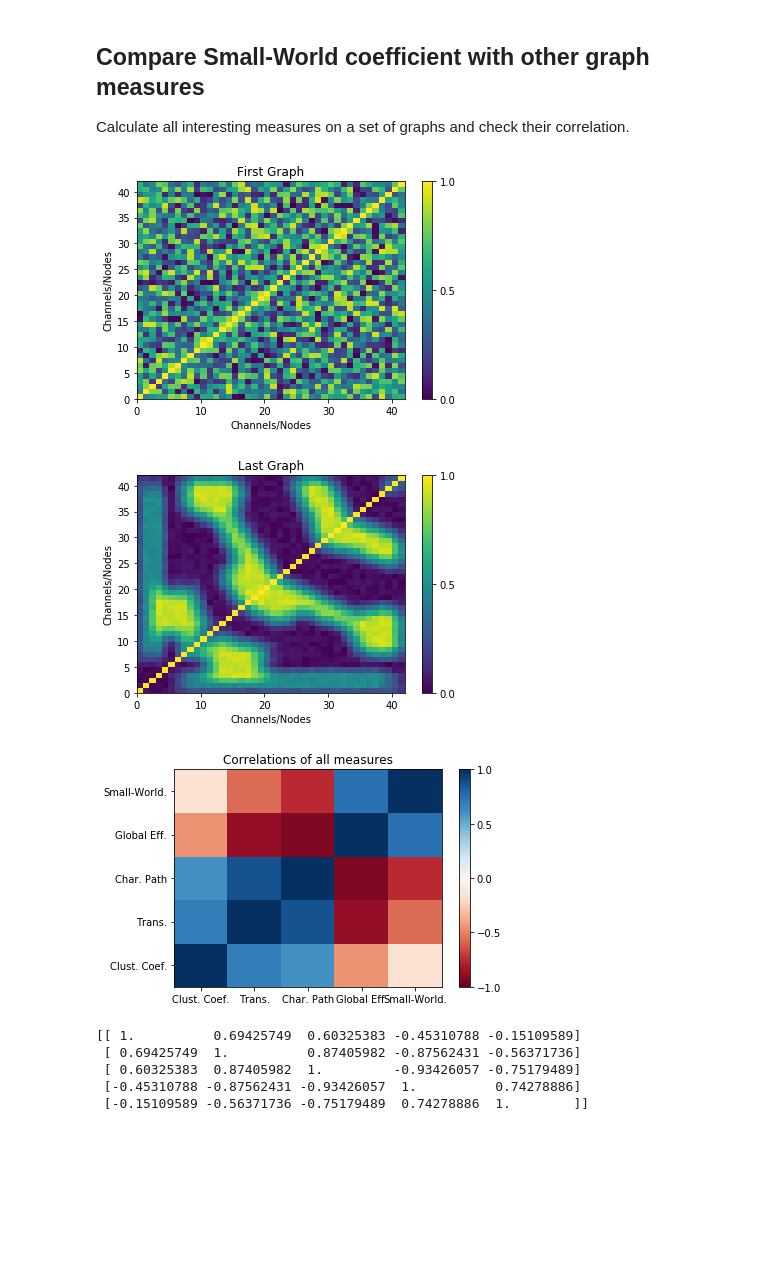
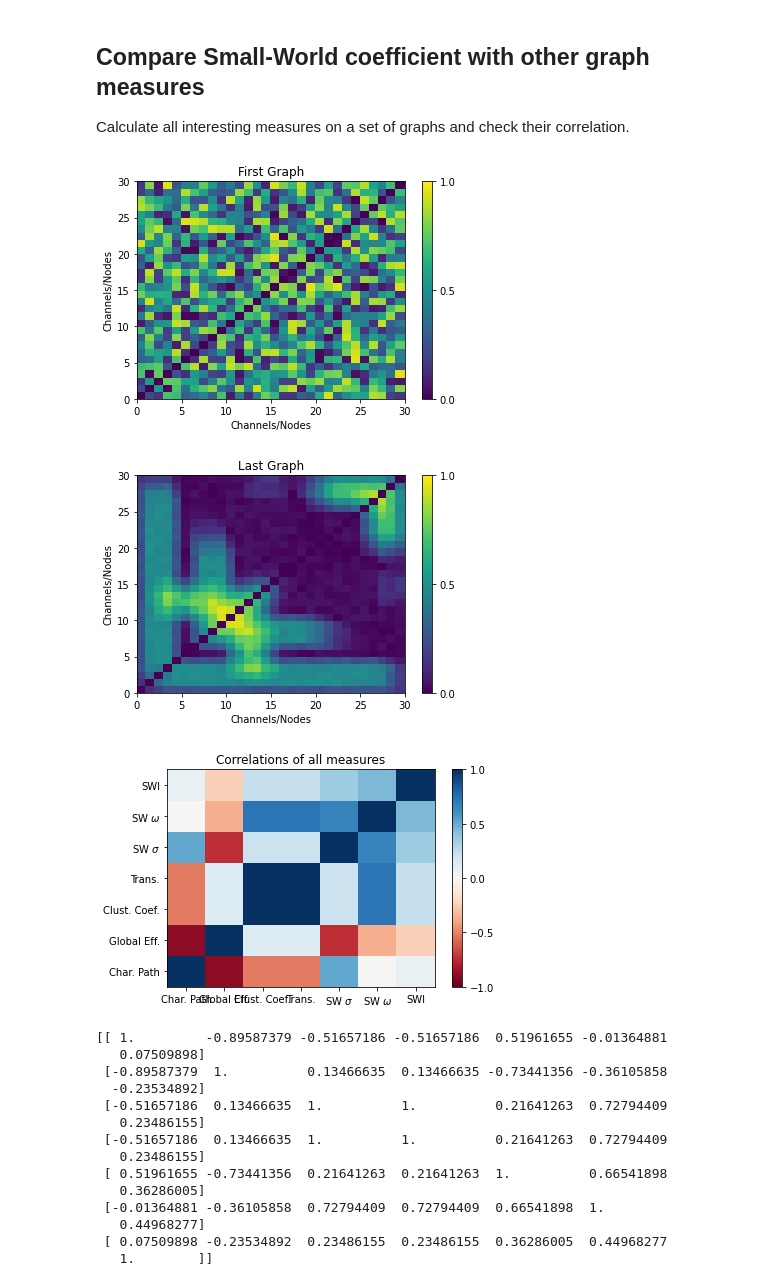
Before and after one commit to DiGyt/snippets, a Jupyter notebook: graph_measures_implementation.ipynb, the cells around one changed output. Drawn from its saved outputs; the diff is of its cells as text; code cells hidden in the pictures; blank space fills up the shorter version.

```diff
--- a/graph_measures_implementation.ipynb
+++ b/graph_measures_implementation.ipynb
@@ -165,18 +399,18 @@ plot_graph(wsp, title="Shortest path lengths between all nodes")
 Feel free to play around a little bit.
 # %%
 # generate a new graph
-graph = generate_graph(n_nodes=64, regularity=0.15)
+graph = generate_graph(n_nodes=20, regularity=0.15)
 
 # plot it
 plot_graph(graph)
 
 
 # now we can calculate the small worldness of this one
-small_world = weighted_small_world_coeff(graph)
+small_world = weighted_sw_sigma(graph)
 print("Small worldness coefficient: ", small_world)
 
 
 # actually we can calculate the small worldness multiple times and see how much the random graph affects the outcome.
-small_world_list = np.array([weighted_small_world_coeff(graph) for i in range(10)])
+small_world_list = np.array([weighted_sw_sigma(graph, 10) for i in range(10)])
 print("\nMultiple small world measures of the same network graph:\n\n", small_world_list)
 # %% [output]
@@ -197,12 +431,12 @@ Define some other graph measures that are interesting.
 def weighted_global_efficiency(matrix):
   """The weighted global efficiency is closely related to the characteristic path length."""
   n_nodes = len(matrix)
-  inverse_min_distances = weighted_shortest_path(matrix)
+  min_distances = weighted_shortest_path(matrix)
 
   sum_vector = np.empty(n_nodes)
   for i in range(n_nodes):
     # calculate the inner sum
-    sum_vector[i] = (1/(n_nodes-1)) * np.sum([1 / inverse_min_distances[i, j] for j in range(n_nodes) if j != i])
+    sum_vector[i] = (1/(n_nodes-1)) * np.sum([1 / min_distances[i, j] for j in range(n_nodes) if j != i])
 
   return (1/n_nodes) * np.sum(sum_vector)
 
@@ -212,7 +446,7 @@ def weighted_transitivity(matrix):
 
   n = len(matrix)
   t = weighted_triangle_number(matrix)
-  k = weighted_node_degree(matrix)  # FIXME: k is denoted by rubinov to be the non weighted k. Can this be right? How to measure non weighted k for weighted graphs?
+  k = unweighted_node_degree(matrix) # here we use the max possible weights as reference
 
   return np.sum(2 * t) / np.sum(k * (k - 1))
 # %% [markdown]
@@ -220,47 +454,60 @@ def weighted_transitivity(matrix):
 Calculate all interesting measures on a set of graphs and check their correlation.
 # %%
 # first generate multiple graphs to compare
-graphs = [generate_graph(n_nodes=42, regularity=0.03*i) for i in range(30)]
+graphs = [generate_graph(n_nodes=30, regularity=0.01*i) for i in range(100)]
 
 # plot some of them
 plot_graph(graphs[0], "First Graph")
 plot_graph(graphs[-1], "Last Graph")
 
 
 # calculate different graph measures
+characteristic_paths =  [weighted_characteristic_path_length(graph) for graph in graphs]
+global_efficiencies =   [weighted_global_efficiency(graph) for graph in graphs]
 clustering_coeffs =     [weighted_clustering_coeff(graph) for graph in graphs]
 transitivities =        [weighted_transitivity(graph) for graph in graphs]
-characteristic_paths =  [weighted_characteristic_path_length(graph) for graph in graphs]
-global_efficiencies =   [weighted_global_efficiency(graph) for graph in graphs]
-small_worldness =       [weighted_small_world_coeff(graph) for graph in graphs]
+sw_sigma =      [weighted_sw_sigma(graph, n_avg=3) for graph in graphs]
+sw_omega =      [weighted_sw_omega(graph, n_avg=3) for graph in graphs]
+sw_index =      [weighted_sw_index(graph, n_avg=3) for graph in graphs]
 
 
 # concatenate them and put them into a correlation matrix
-measures = np.vstack([clustering_coeffs, transitivities, characteristic_paths,
-                      global_efficiencies, small_worldness])
+measures = np.vstack([characteristic_paths, global_efficiencies,
+                      clustering_coeffs, transitivities,
+                      sw_sigma, sw_omega, sw_index])
 corr_matrix = np.corrcoef(measures)
 
 
 # plot the results
 plt.pcolormesh(corr_matrix, vmin=-1, vmax=1, cmap="RdBu")
 plt.title("Correlations of all measures")
-labels = ["Clust. Coef.", "Trans.", "Char. Path", "Global Eff.", "Small-World."]
+labels = ["Char. Path", "Global Eff.", "Clust. Coef.", "Trans.",
+          "SW $\sigma$", "SW $\omega$", "SWI"]
 ax = plt.gca()
 ax.set_xticklabels(labels)
 ax.set_yticklabels(labels)
-plt.xticks(np.arange(5)+0.5)
-plt.yticks(np.arange(5)+0.5)
+plt.xticks(np.arange(len(labels))+0.5)
+plt.yticks(np.arange(len(labels))+0.5)
 plt.colorbar(ticks=[-1, -.5, 0, .5, 1])
 plt.show()
 
 # also print the numbers
 print(corr_matrix)
 # %% [output]
-[figure, old version]
+[figure, new version]
-[figure, old version]
+[figure, new version]
-[figure, old version]
+[figure, new version]
-[[ 1.          0.69425749  0.60325383 -0.45310788 -0.15109589]
- [ 0.69425749  1.          0.87405982 -0.87562431 -0.56371736]
- [ 0.60325383  0.87405982  1.         -0.93426057 -0.75179489]
- [-0.45310788 -0.87562431 -0.93426057  1.          0.74278886]
- [-0.15109589 -0.56371736 -0.75179489  0.74278886  1.        ]]
+[[ 1.         -0.89587379 -0.51657186 -0.51657186  0.51961655 -0.01364881
+   0.07509898]
+ [-0.89587379  1.          0.13466635  0.13466635 -0.73441356 -0.36105858
+  -0.23534892]
+ [-0.51657186  0.13466635  1.          1.          0.21641263  0.72794409
+   0.23486155]
+ [-0.51657186  0.13466635  1.          1.          0.21641263  0.72794409
+   0.23486155]
+ [ 0.51961655 -0.73441356  0.21641263  0.21641263  1.          0.66541898
+   0.36286005]
+ [-0.01364881 -0.36105858  0.72794409  0.72794409  0.66541898  1.
+   0.44968277]
+ [ 0.07509898 -0.23534892  0.23486155  0.23486155  0.36286005  0.44968277
+   1.        ]]
```
Also changed, not shown: parts of 13 cells of this notebook.
